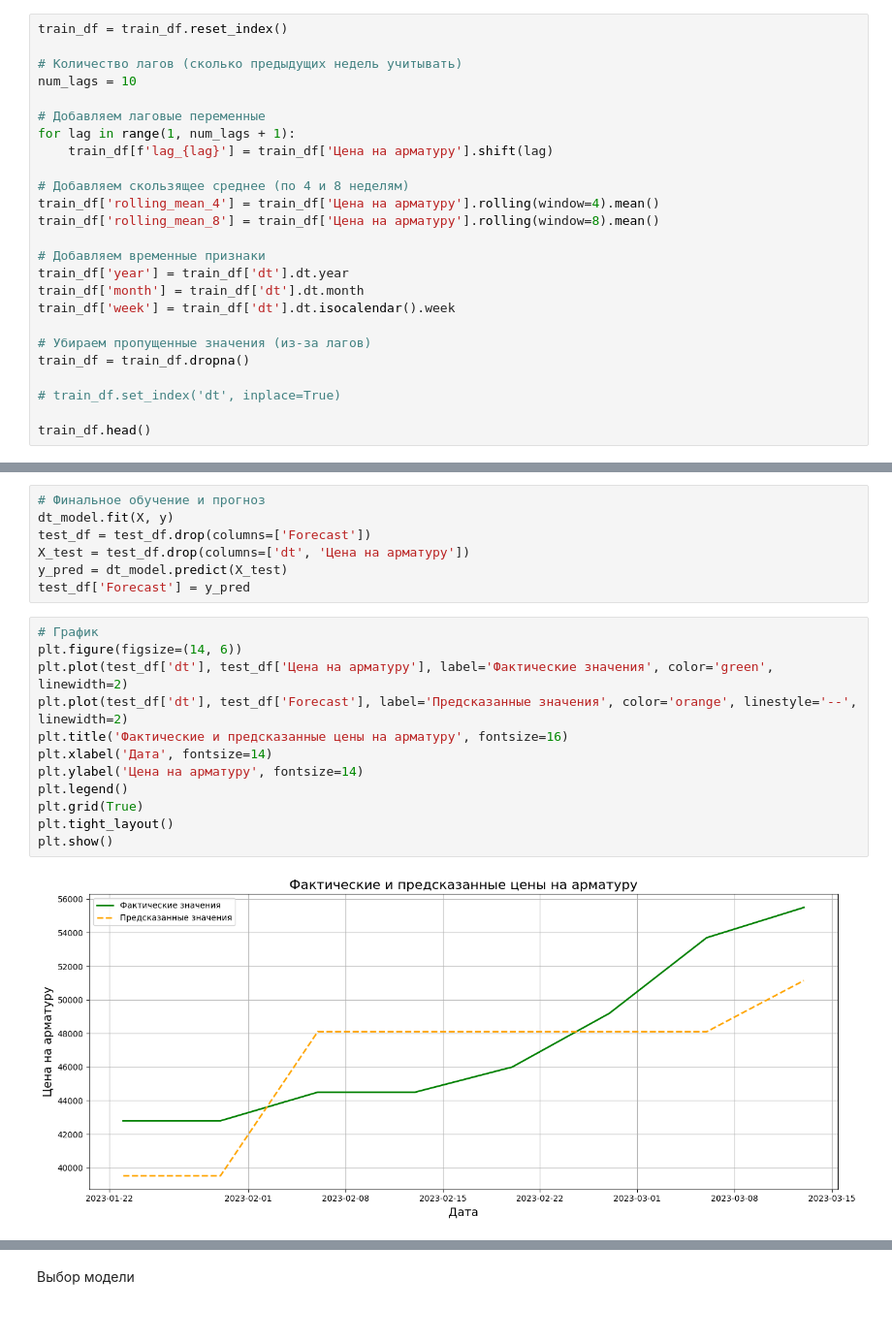
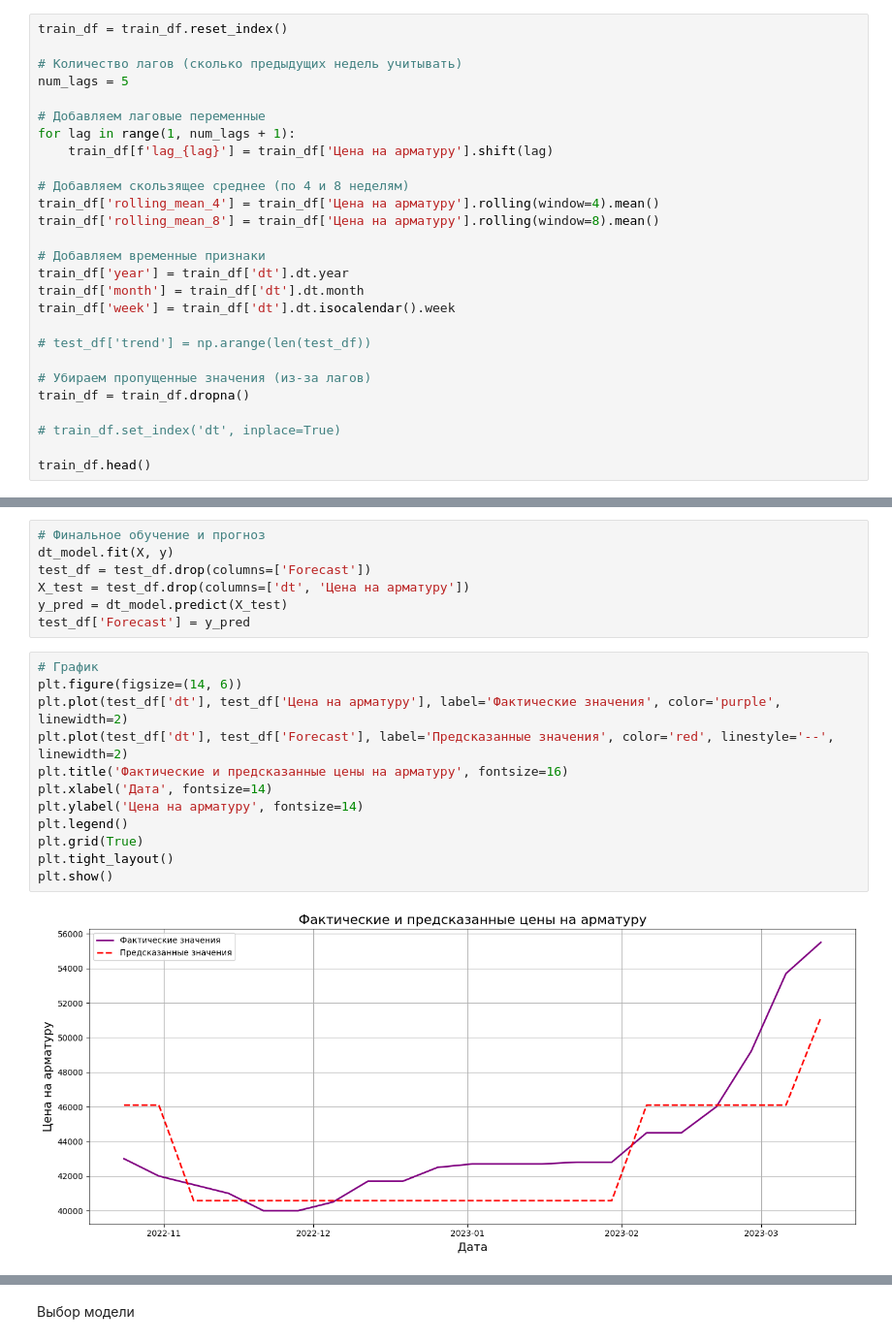
Before and after one commit to max4-dev/ML-3, a Jupyter notebook: train.ipynb, the cells around one changed output, grey strips where cells are left out. Shown at 97% size. Saved outputs shown, nothing was run; the diff lists cells and outputs as text.

```diff
--- a/train.ipynb
+++ b/train.ipynb
@@ -123,7 +123,7 @@ p-значение: 1.300693837380985e-11
 train_df = train_df.reset_index()
 
 # Количество лагов (сколько предыдущих недель учитывать)
-num_lags = 10
+num_lags = 5
 
 # Добавляем лаговые переменные
 for lag in range(1, num_lags + 1):
@@ -138,6 +138,8 @@ train_df['year'] = train_df['dt'].dt.year
 train_df['month'] = train_df['dt'].dt.month
 train_df['week'] = train_df['dt'].dt.isocalendar().week
 
+# test_df['trend'] = np.arange(len(test_df))
+
 # Убираем пропущенные значения (из-за лагов)
 train_df = train_df.dropna()
 
@@ -455,14 +315,14 @@ test_df['Forecast'] = y_pred
 # %%
 # График
 plt.figure(figsize=(14, 6))
-plt.plot(test_df['dt'], test_df['Цена на арматуру'], label='Фактические значения', color='green', linewidth=2)
-plt.plot(test_df['dt'], test_df['Forecast'], label='Предсказанные значения', color='orange', linestyle='--', linewidth=2)
+plt.plot(test_df['dt'], test_df['Цена на арматуру'], label='Фактические значения', color='purple', linewidth=2)
+plt.plot(test_df['dt'], test_df['Forecast'], label='Предсказанные значения', color='red', linestyle='--', linewidth=2)
 plt.title('Фактические и предсказанные цены на арматуру', fontsize=16)
 plt.xlabel('Дата', fontsize=14)
 plt.ylabel('Цена на арматуру', fontsize=14)
 plt.legend()
 plt.grid(True)
 plt.tight_layout()
 plt.show()
 # %% [output]
-[figure, old version]
+[figure, new version]
```
Also changed, not shown: parts of 22 cells of this notebook.
